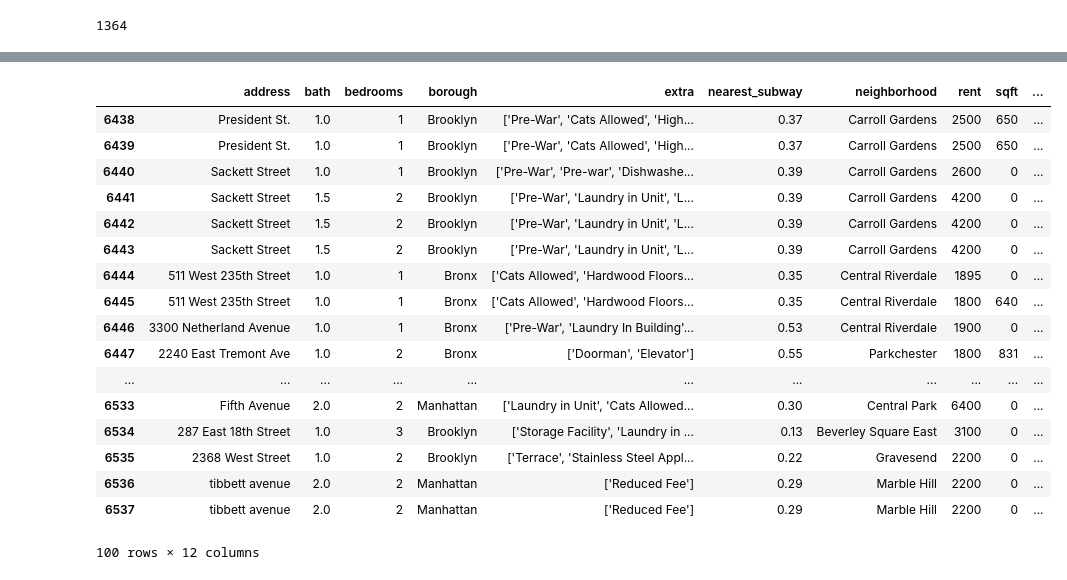
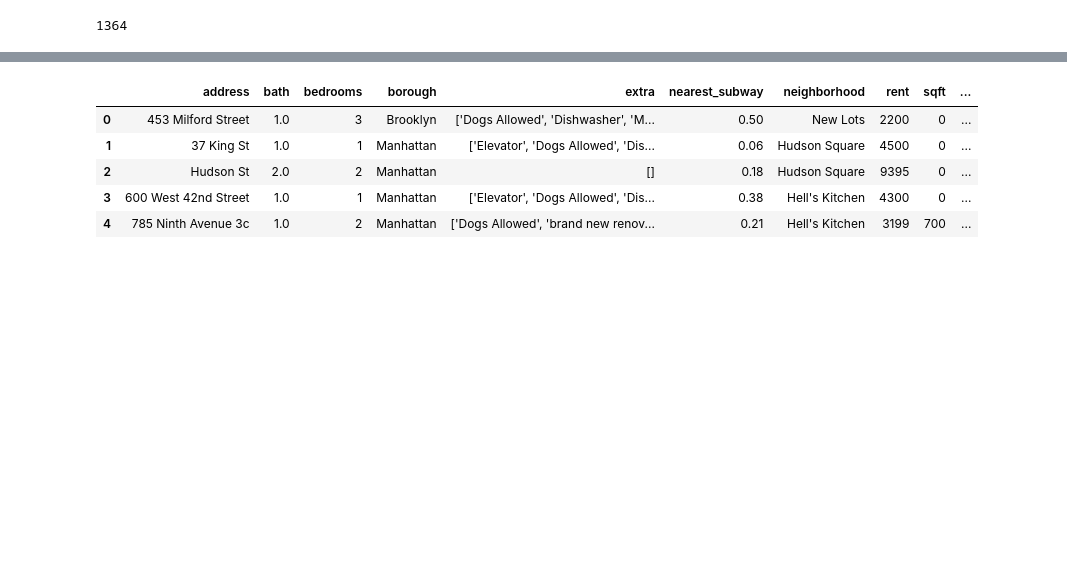
Before and after one commit to amitrani6/nyc_asking_rent_regression, a Jupyter notebook: Main Dataframe EDA Work.ipynb, the cells around one changed output, grey strips where cells are left out. Saved outputs shown, nothing was run; the diff lists cells and outputs as text; code cells hidden in the pictures; blank space fills up the shorter version.

Commit message:
final dataf

```diff
--- a/Main Dataframe EDA Work.ipynb
+++ b/Main Dataframe EDA Work.ipynb
@@ -361,23 +362,11 @@ count_amenity.most_common()
 #amli.to_csv("amenities.csv", index=False)
 # %%
 main_df = pd.read_csv('main_listing_dataframe.csv', engine='python')
-main_df.tail(100)
+main_df.head()
 # %% [output]
 |  | address | bath | bedrooms | borough | extra | nearest_subway | neighborhood | rent | sqft | ... |
-| 6438 | President St. | 1.0 | 1 | Brooklyn | ['Pre-War', 'Cats Allowed', 'High... | 0.37 | Carroll Gardens | 2500 | 650 | ... |
-| 6439 | President St. | 1.0 | 1 | Brooklyn | ['Pre-War', 'Cats Allowed', 'High... | 0.37 | Carroll Gardens | 2500 | 650 | ... |
-| 6440 | Sackett Street | 1.0 | 1 | Brooklyn | ['Pre-War', 'Pre-war', 'Dishwashe... | 0.39 | Carroll Gardens | 2600 | 0 | ... |
-| 6441 | Sackett Street | 1.5 | 2 | Brooklyn | ['Pre-War', 'Laundry in Unit', 'L... | 0.39 | Carroll Gardens | 4200 | 0 | ... |
-| 6442 | Sackett Street | 1.5 | 2 | Brooklyn | ['Pre-War', 'Laundry in Unit', 'L... | 0.39 | Carroll Gardens | 4200 | 0 | ... |
-| 6443 | Sackett Street | 1.5 | 2 | Brooklyn | ['Pre-War', 'Laundry in Unit', 'L... | 0.39 | Carroll Gardens | 4200 | 0 | ... |
-| 6444 | 511 West 235th Street | 1.0 | 1 | Bronx | ['Cats Allowed', 'Hardwood Floors... | 0.35 | Central Riverdale | 1895 | 0 | ... |
-| 6445 | 511 West 235th Street | 1.0 | 1 | Bronx | ['Cats Allowed', 'Hardwood Floors... | 0.35 | Central Riverdale | 1800 | 640 | ... |
-| 6446 | 3300 Netherland Avenue | 1.0 | 1 | Bronx | ['Pre-War', 'Laundry In Building'... | 0.53 | Central Riverdale | 1900 | 0 | ... |
-| 6447 | 2240 East Tremont Ave | 1.0 | 2 | Bronx | ['Doorman', 'Elevator'] | 0.55 | Parkchester | 1800 | 831 | ... |
-| ... | ... | ... | ... | ... | ... | ... | ... | ... | ... | ... |
-| 6533 | Fifth Avenue | 2.0 | 2 | Manhattan | ['Laundry in Unit', 'Cats Allowed... | 0.30 | Central Park | 6400 | 0 | ... |
-| 6534 | 287 East 18th Street | 1.0 | 3 | Brooklyn | ['Storage Facility', 'Laundry in ... | 0.13 | Beverley Square East | 3100 | 0 | ... |
-| 6535 | 2368 West Street | 1.0 | 2 | Brooklyn | ['Terrace', 'Stainless Steel Appl... | 0.22 | Gravesend | 2200 | 0 | ... |
-| 6536 | tibbett avenue | 2.0 | 2 | Manhattan | ['Reduced Fee'] | 0.29 | Marble Hill | 2200 | 0 | ... |
-| 6537 | tibbett avenue | 2.0 | 2 | Manhattan | ['Reduced Fee'] | 0.29 | Marble Hill | 2200 | 0 | ... |
+| 0 | 453 Milford Street | 1.0 | 3 | Brooklyn | ['Dogs Allowed', 'Dishwasher', 'M... | 0.50 | New Lots | 2200 | 0 | ... |
+| 1 | 37 King St | 1.0 | 1 | Manhattan | ['Elevator', 'Dogs Allowed', 'Dis... | 0.06 | Hudson Square | 4500 | 0 | ... |
+| 2 | Hudson St | 2.0 | 2 | Manhattan | [] | 0.18 | Hudson Square | 9395 | 0 | ... |
+| 3 | 600 West 42nd Street | 1.0 | 1 | Manhattan | ['Elevator', 'Dogs Allowed', 'Dis... | 0.38 | Hell's Kitchen | 4300 | 0 | ... |
+| 4 | 785 Ninth Avenue 3c | 1.0 | 2 | Manhattan | ['Dogs Allowed', 'brand new renov... | 0.21 | Hell's Kitchen | 3199 | 700 | ... |
-100 rows × 12 columns
```
Also changed, not shown: parts of 58 cells of this notebook, 6 other files.
